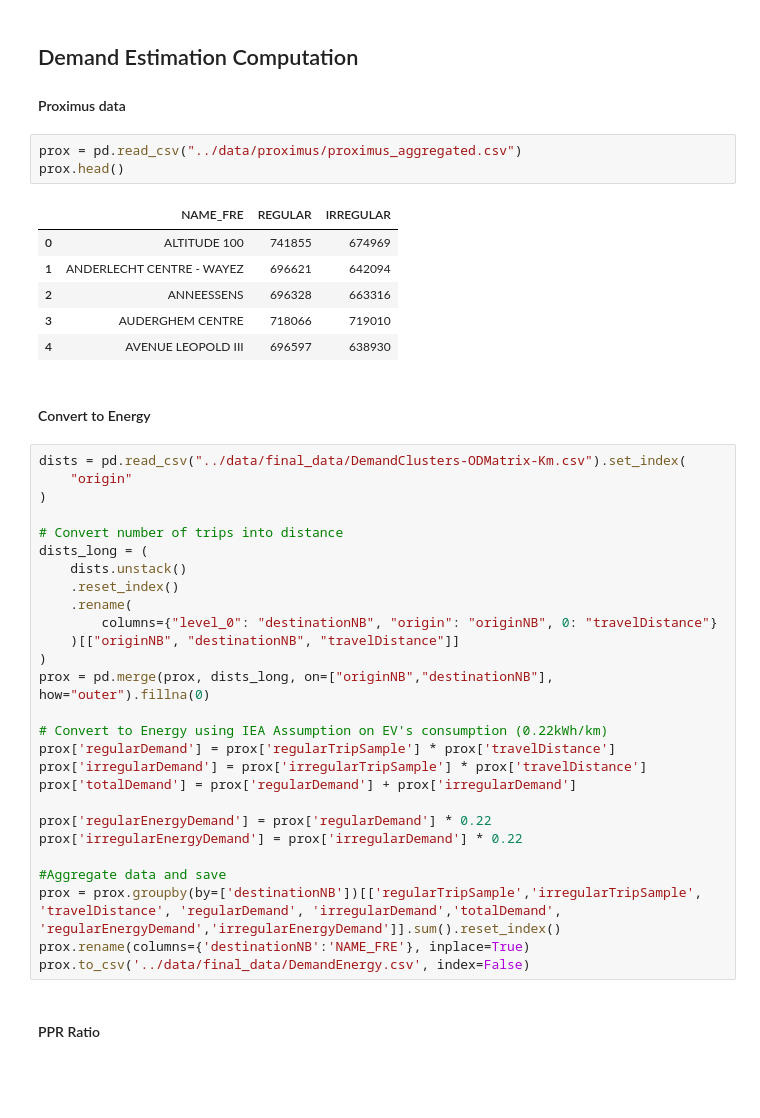
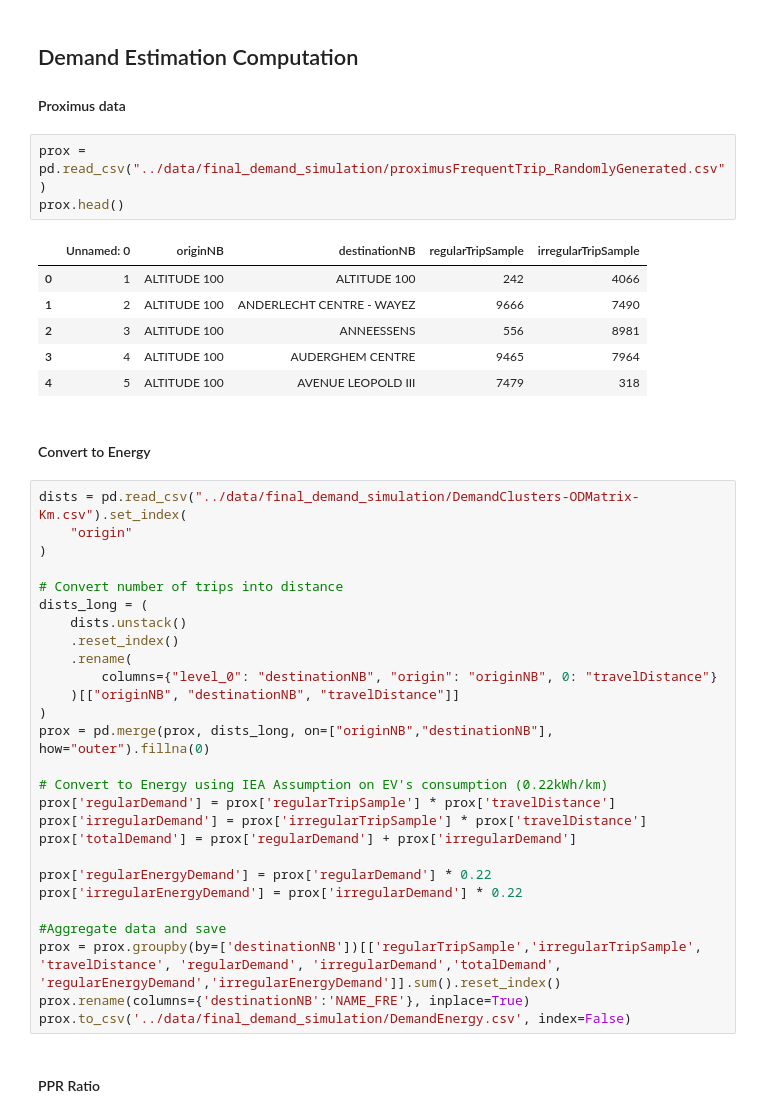
Before and after one commit to victor-radermecker/MasterThesis, a Jupyter notebook: notebooks/3 - 2 Demand Estimation.ipynb, the cells around one changed output. Drawn from its saved outputs; the diff is of its cells as text; blank space fills up the shorter version.

```diff
--- a/notebooks/3 - 2 Demand Estimation.ipynb
+++ b/notebooks/3 - 2 Demand Estimation.ipynb
@@ -31,19 +34,19 @@ pd.set_option("display.max_rows", 500)
 
 #### Proximus data
 # %%
-prox = pd.read_csv("../data/proximus/proximus_aggregated.csv")
+prox = pd.read_csv("../data/final_demand_simulation/proximusFrequentTrip_RandomlyGenerated.csv")
 prox.head()
 # %% [output]
-|  | NAME_FRE | REGULAR | IRREGULAR |
-| 0 | ALTITUDE 100 | 741855 | 674969 |
-| 1 | ANDERLECHT CENTRE - WAYEZ | 696621 | 642094 |
-| 2 | ANNEESSENS | 696328 | 663316 |
-| 3 | AUDERGHEM CENTRE | 718066 | 719010 |
-| 4 | AVENUE LEOPOLD III | 696597 | 638930 |
+|  | Unnamed: 0 | originNB | destinationNB | regularTripSample | irregularTripSample |
+| 0 | 1 | ALTITUDE 100 | ALTITUDE 100 | 242 | 4066 |
+| 1 | 2 | ALTITUDE 100 | ANDERLECHT CENTRE - WAYEZ | 9666 | 7490 |
+| 2 | 3 | ALTITUDE 100 | ANNEESSENS | 556 | 8981 |
+| 3 | 4 | ALTITUDE 100 | AUDERGHEM CENTRE | 9465 | 7964 |
+| 4 | 5 | ALTITUDE 100 | AVENUE LEOPOLD III | 7479 | 318 |
 # %% [markdown]
 #### Convert to Energy
 # %%
-dists = pd.read_csv("../data/final_data/DemandClusters-ODMatrix-Km.csv").set_index(
+dists = pd.read_csv("../data/final_demand_simulation/DemandClusters-ODMatrix-Km.csv").set_index(
     "origin"
 )
 
@@ -68,7 +71,7 @@ prox['irregularEnergyDemand'] = prox['irregularDemand'] * 0.22
 #Aggregate data and save
 prox = prox.groupby(by=['destinationNB'])[['regularTripSample','irregularTripSample', 'travelDistance', 'regularDemand', 'irregularDemand','totalDemand', 'regularEnergyDemand','irregularEnergyDemand']].sum().reset_index()
 prox.rename(columns={'destinationNB':'NAME_FRE'}, inplace=True)
-prox.to_csv('../data/final_data/DemandEnergy.csv', index=False)
+prox.to_csv('../data/final_demand_simulation/DemandEnergy.csv', index=False)
 # %% [markdown]
 #### PPR Ratio
 # %%
```
Also changed, not shown: parts of 6 cells of this notebook, 1 other file.
